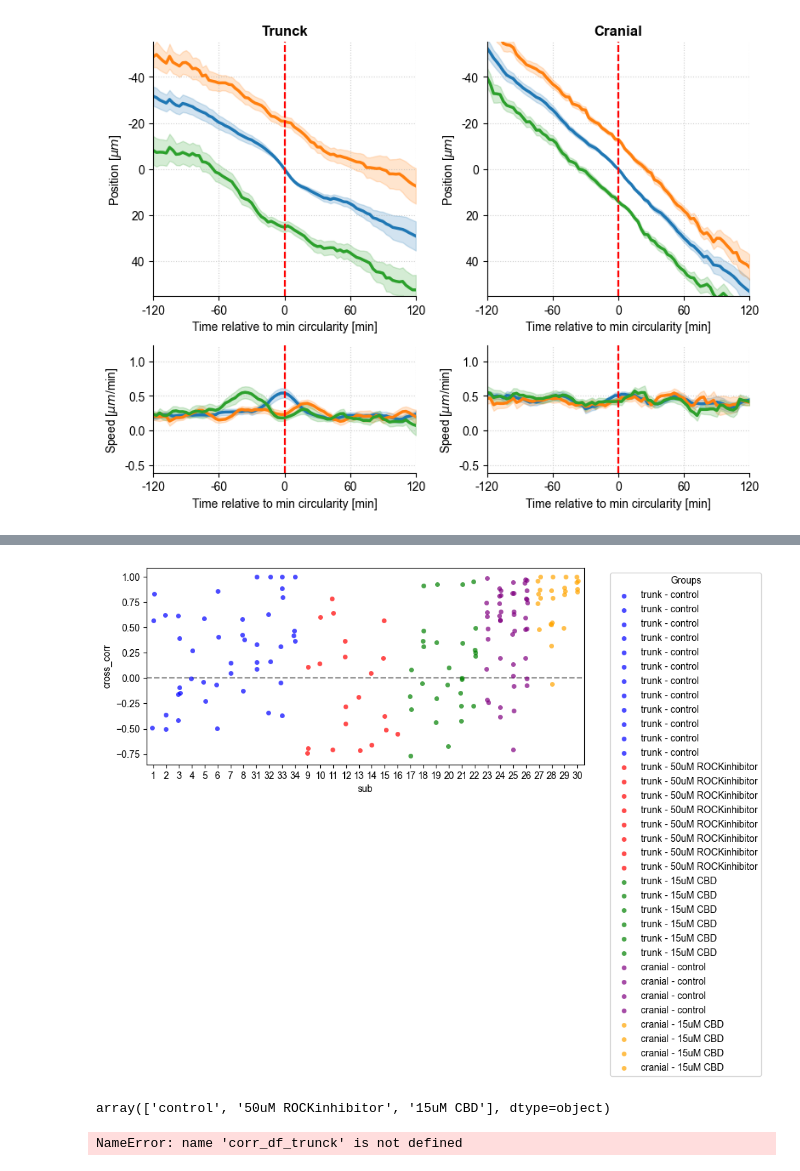
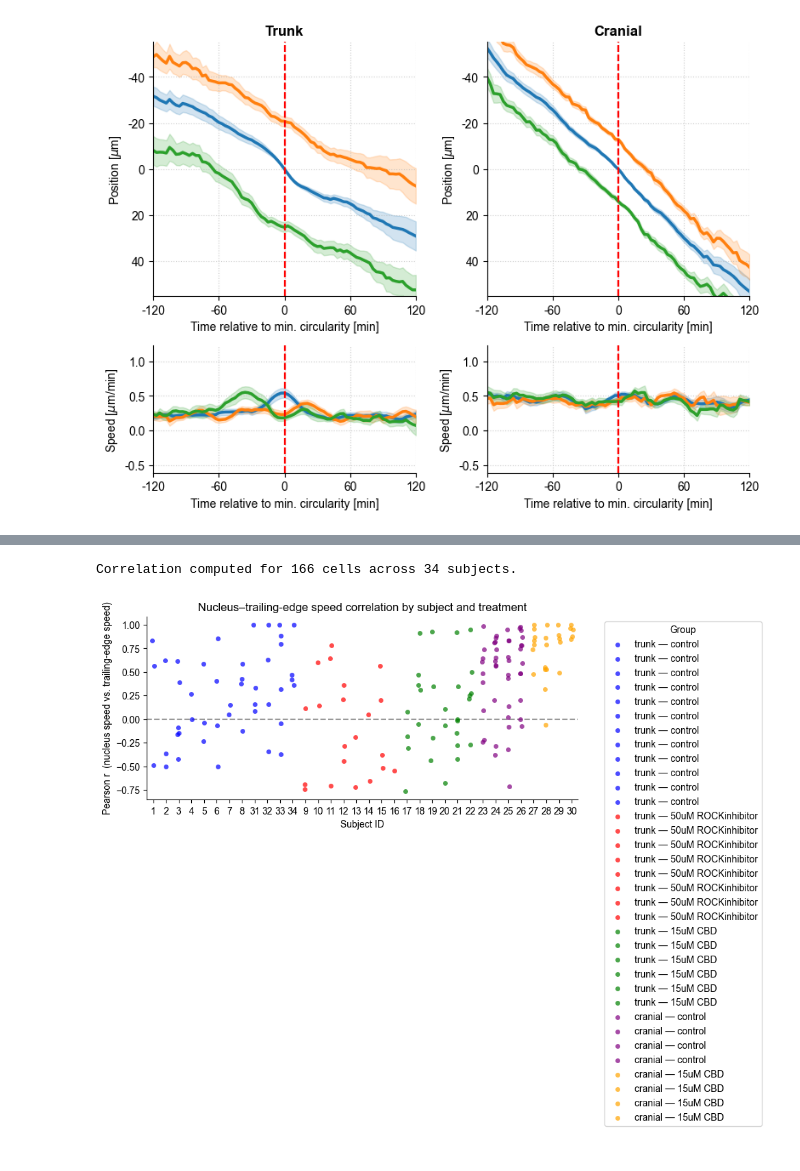
Before and after one commit to ScarpaLab/neural_crest_migration_analysis, a Jupyter notebook: 04-plot-script/analysis.ipynb, the cells around one changed output, grey strips where cells are left out. Saved outputs shown, nothing was run; the diff lists cells and outputs as text; code cells hidden in the pictures.

```diff
--- a/04-plot-script/analysis.ipynb
+++ b/04-plot-script/analysis.ipynb
@@ -320,63 +345,43 @@ Index(['cell_idx', 'area_nuc', 'centroid-y_nuc', 'centroid-x_nuc',
 # %%
-import pandas as pd
-import numpy as np
+corr_df = calculate_corr(aligned_df, 'speed_nuc_centroid_aligned', 'speed_mem_back_aligned', duration=20)
 
-# 'speed_mem_back_aligned', 'speed_mem_front_aligned', 'speed_nuc_centroid_aligned'
+metadata = pd.read_csv(METADATA_PATH)
+corr_df  = corr_df.merge(metadata, on='sub', how='left')
 
-corr_df = calculate_corr(aligned_df, 'speed_nuc_centroid_aligned', 'speed_mem_back_aligned', duration=20)
-metadata = pd.read_csv(r'C:\Users\kou12\Documents\github\ScarpaLab\cell_migration_analysis\03-extracted_params\metadata.csv')
-corr_df = corr_df.merge(metadata, on='sub', how='left')
-corr_df.to_csv(r'C:\Users\kou12\Documents\github\ScarpaLab\cell_migration_analysis\03-extracted_params\cross_correlation_mem_back.csv', index=False)
+corr_df.to_csv(os.path.join(PARAMS_DIR, 'cross_correlation_mem_back.csv'), index=False)
+print(f"Correlation computed for {len(corr_df)} cells across {corr_df['sub'].nunique()} subjects.")
+# %% [output]
+Correlation computed for 166 cells across 34 subjects.
 # %%
 def plot_stripplot(df, bodyPart='trunk', treatment='control', ax=None, color=None):
+    """Strip plot of per-cell correlation values for one body-part × treatment group."""
     df_ = df[
         (df['treatment'] == treatment) &
-        (df['bodyPart'] == bodyPart)
+        (df['bodyPart']  == bodyPart)
     ].reset_index(drop=True)
 
-    # Create a unique label for this specific group
-    group_label = f"{bodyPart} - {treatment}"
-
     sns.stripplot(
-        data=df_,
-        y='cross_corr',
-        x='sub',
-        label=group_label,
-        color=color,
-        ax=ax,
-        alpha=0.7
+        data=df_, y='cross_corr', x='sub',
+        label=f"{bodyPart} — {treatment}",
+        color=color, ax=ax, alpha=0.7
     )
 
-# When plotting, pass different colors and call legend at the end
+
 fig, ax = plt.subplots(figsize=(10, 6))
 
-plot_stripplot(corr_df, 'trunk', 'control', ax=ax, color='blue')
-plot_stripplot(corr_df, 'trunk', '50uM ROCKinhibitor', ax=ax, color='red')
-plot_stripplot(corr_df, 'trunk', '15uM CBD', ax=ax, color='green')
-plot_stripplot(corr_df, 'cranial', 'control', ax=ax, color='purple')
-plot_stripplot(corr_df, 'cranial', '15uM CBD', ax=ax, color='orange')
+plot_stripplot(corr_df, 'trunk',   'control',            ax=ax, color='blue')
+plot_stripplot(corr_df, 'trunk',   '50uM ROCKinhibitor', ax=ax, color='red')
+plot_stripplot(corr_df, 'trunk',   '15uM CBD',           ax=ax, color='green')
+plot_stripplot(corr_df, 'cranial', 'control',            ax=ax, color='purple')
+plot_stripplot(corr_df, 'cranial', '15uM CBD',           ax=ax, color='orange')
 
-plt.axhline(0, color='gray', linestyle='--', alpha=0.8)
-
-# This collects all 'label' arguments from the previous calls
-plt.legend(title="Groups", bbox_to_anchor=(1.05, 1), loc='upper left')
+ax.axhline(0, color='gray', linestyle='--', alpha=0.8)
+ax.set_ylabel('Pearson r  (nucleus speed vs. trailing-edge speed)')
+ax.set_xlabel('Subject ID')
+ax.set_title('Nucleus–trailing-edge speed correlation by subject and treatment')
+plt.legend(title='Group', bbox_to_anchor=(1.05, 1), loc='upper left')
+sns.despine()
 plt.tight_layout()
 plt.show()
 # %% [output]
-[figure, old version]
+[figure, new version]
-# %%
-metadata.treatment.unique()
-# %% [output]
-array(['control', '50uM ROCKinhibitor', '15uM CBD'], dtype=object)
-# %%
-# Perform Ranksum test to compare the two groups
-from scipy.stats import ranksums
-
-# Extract the correlation values for each group
-trunck_corrs = corr_df_trunck['cross_corr'].dropna()
-cranial_corrs = corr_df_cranial['cross_corr'].dropna()
-# Perform the Ranksum test
-statistic, p_value = ranksums(trunck_corrs, cranial_corrs)
-print(f"Ranksum statistic: {statistic}, p-value: {p_value}")
-# %% [output]
-NameError: name 'corr_df_trunck' is not defined
```
Also changed, not shown: parts of 17 cells of this notebook, 1 other file.
